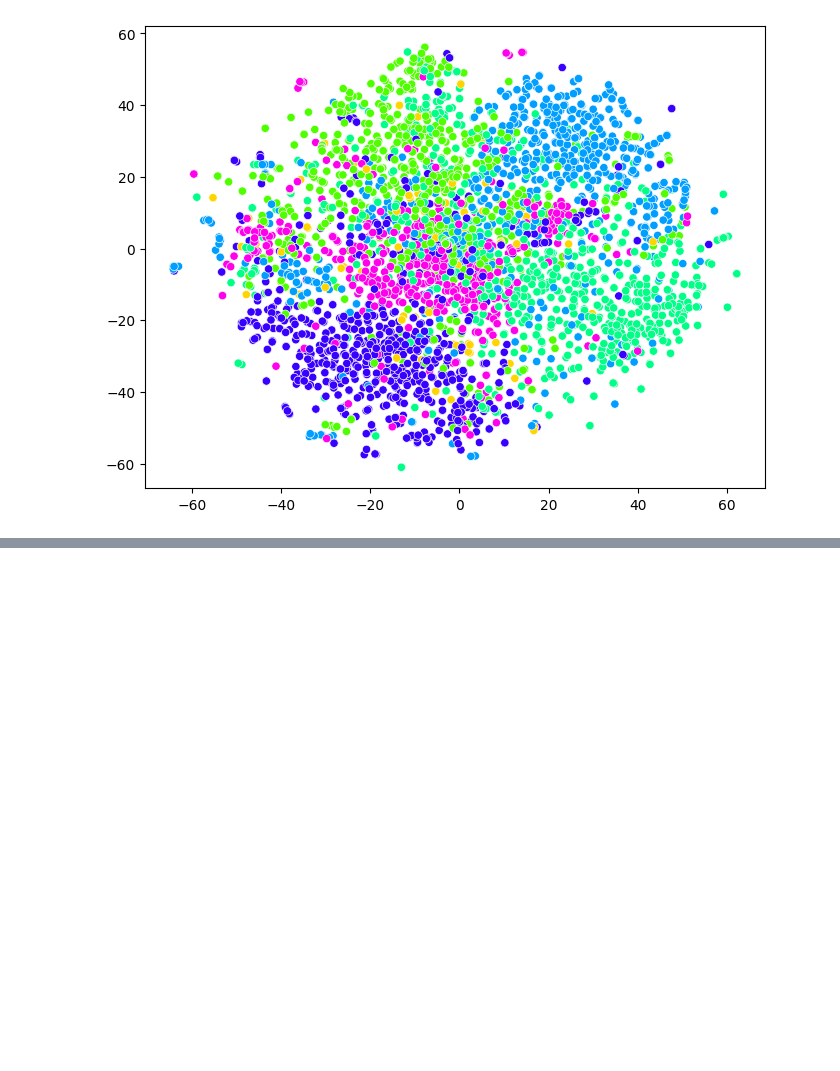
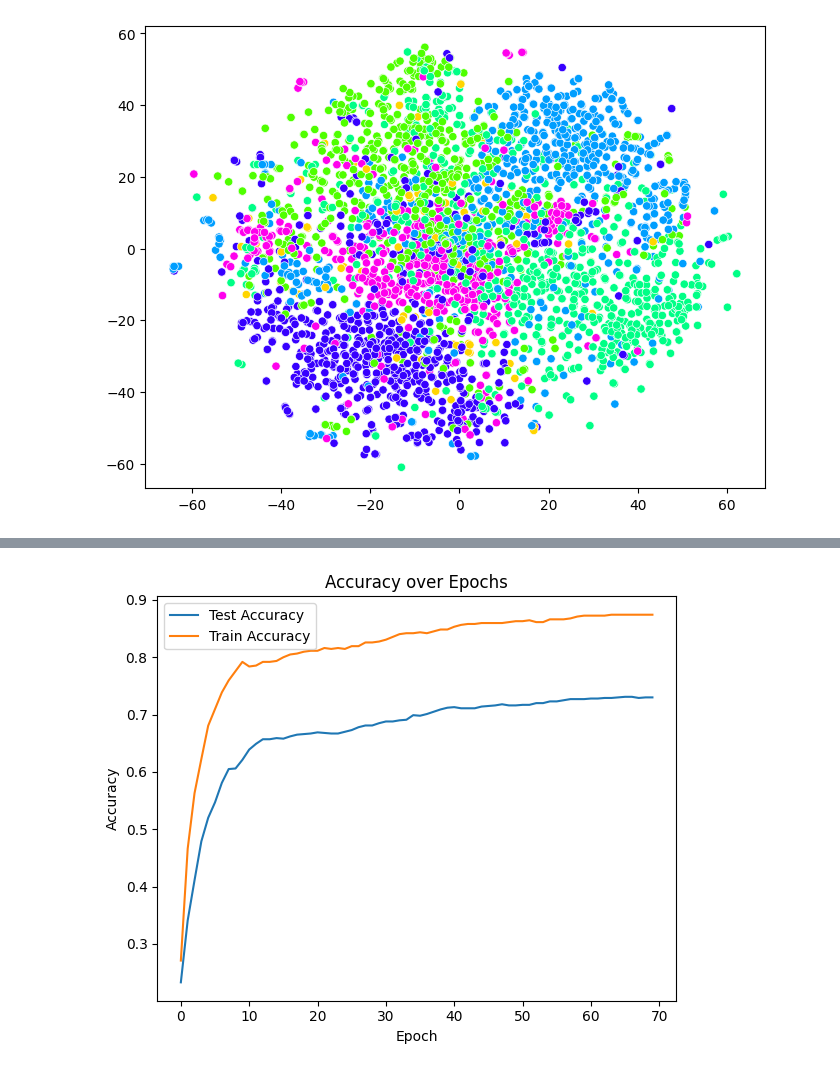
Before and after one commit to Winfred666/GCN_study, a Jupyter notebook: citeseer_analysis.ipynb, the cells around one changed output, grey strips where cells are left out. Saved outputs shown, nothing was run; the diff lists cells and outputs as text; code cells hidden in the pictures; blank space fills up the shorter version.

```diff
--- a/citeseer_analysis.ipynb
+++ b/citeseer_analysis.ipynb
@@ -210,0 +241,18 @@ plot_cluster(node_embeddings_2d,predict_result)
+# %%
+# now use SGC and train again
+from train import train_sgc
+layer_dims = [features.shape[1], class_num]
+sgc_model, train_acc_list,test_acc_list, loss_list ,predict_result = train_sgc(
+    layer_dims=layer_dims,
+    data=(adj, features, labels, train_masks[0] | val_masks[0] , test_mask),
+    degree = 6,
+    learning_rate= 0.001,
+    weight_decay=  5e-4,
+    self_importance= 1,
+    epoch_num = 70,
+    verbose = False
+)
+
+plot_acc_loss(test_acc_list, train_acc_list, loss_list, False)
+# %% [output]
+[figure, added]
```
Also changed, not shown: parts of 5 cells of this notebook, 20 other files.
